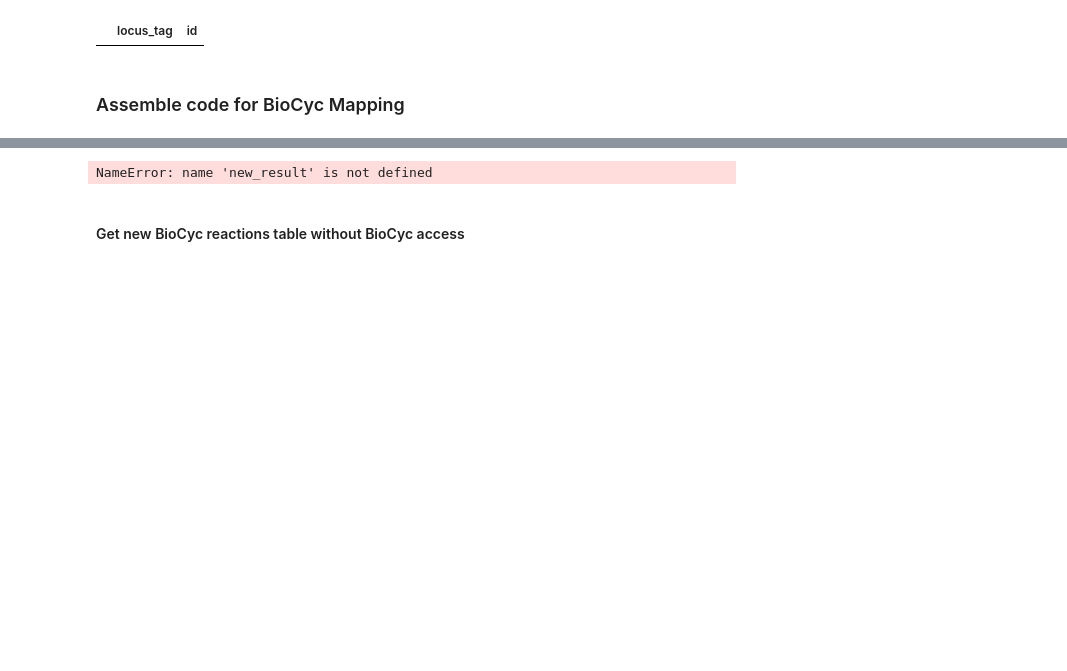
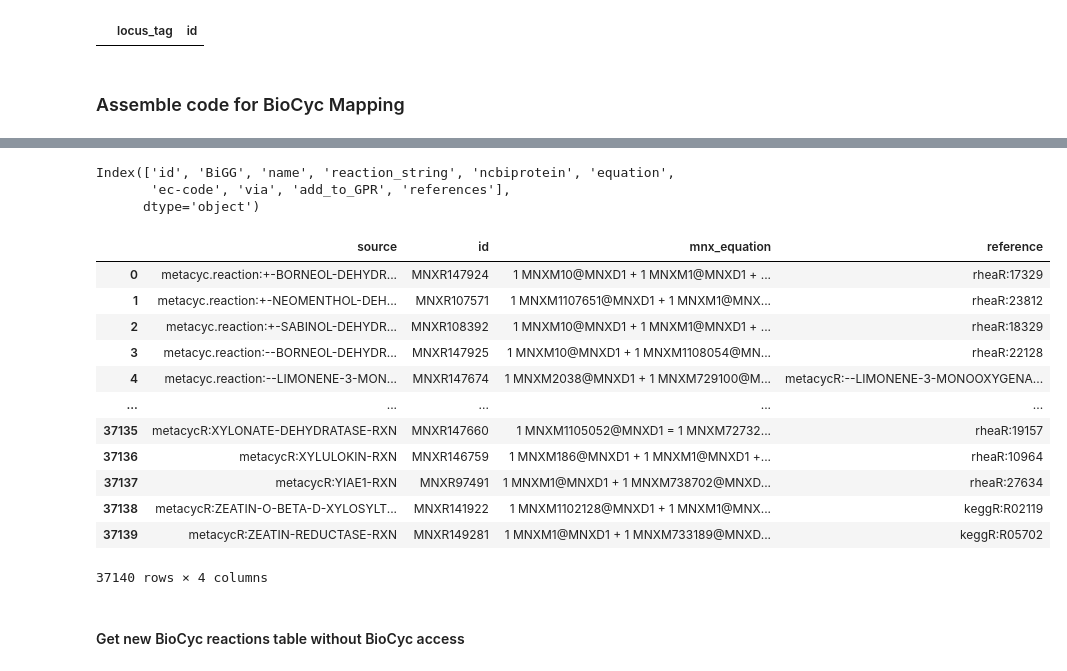
Before and after one commit to draeger-lab/refinegems, a Jupyter notebook: dev/gapfill-testing.ipynb, the cells around one changed output, grey strips where cells are left out. Cells and saved outputs as stored; diff of their text form; code cells hidden in the pictures; blank space fills up the shorter version.

```diff
--- a/dev/gapfill-testing.ipynb
+++ b/dev/gapfill-testing.ipynb
@@ -187,6 +173,8 @@ new_result
 # %%
 new_result[0].to_csv('./test_files/new_missing_reacs.tsv', sep='\t', index=False)
 # %%
-new_result.columns
+new_result[0].columns
 # %% [output]
-NameError: name 'new_result' is not defined
+Index(['id', 'BiGG', 'name', 'reaction_string', 'ncbiprotein', 'equation',
+       'ec-code', 'via', 'add_to_GPR', 'references'],
+      dtype='object')
@@ -193,3 +183,20 @@ NameError: name 'new_result' is not defined
+# %%
+mnx_tbl = load_a_table_from_database('SELECT x.source, x.id, p.mnx_equation, p.reference FROM mnx_reac_xref x INNER JOIN mnx_reac_prop p USING(id) WHERE x.source LIKE \'%metacyc%\' OR x.source LIKE \'%biocyc%\'')
+mnx_tbl
+# %% [output]
+|  | source | id | mnx_equation | reference |
+| 0 | metacyc.reaction:+-BORNEOL-DEHYDR... | MNXR147924 | 1 MNXM10@MNXD1 + 1 MNXM1@MNXD1 + ... | rheaR:17329 |
+| 1 | metacyc.reaction:+-NEOMENTHOL-DEH... | MNXR107571 | 1 MNXM1107651@MNXD1 + 1 MNXM1@MNX... | rheaR:23812 |
+| 2 | metacyc.reaction:+-SABINOL-DEHYDR... | MNXR108392 | 1 MNXM10@MNXD1 + 1 MNXM1@MNXD1 + ... | rheaR:18329 |
+| 3 | metacyc.reaction:--BORNEOL-DEHYDR... | MNXR147925 | 1 MNXM10@MNXD1 + 1 MNXM1108054@MN... | rheaR:22128 |
+| 4 | metacyc.reaction:--LIMONENE-3-MON... | MNXR147674 | 1 MNXM2038@MNXD1 + 1 MNXM729100@M... | metacycR:--LIMONENE-3-MONOOXYGENA... |
+| ... | ... | ... | ... | ... |
+| 37135 | metacycR:XYLONATE-DEHYDRATASE-RXN | MNXR147660 | 1 MNXM1105052@MNXD1 = 1 MNXM72732... | rheaR:19157 |
+| 37136 | metacycR:XYLULOKIN-RXN | MNXR146759 | 1 MNXM186@MNXD1 + 1 MNXM1@MNXD1 +... | rheaR:10964 |
+| 37137 | metacycR:YIAE1-RXN | MNXR97491 | 1 MNXM1@MNXD1 + 1 MNXM738702@MNXD... | rheaR:27634 |
+| 37138 | metacycR:ZEATIN-O-BETA-D-XYLOSYLT... | MNXR141922 | 1 MNXM1102128@MNXD1 + 1 MNXM1@MNX... | keggR:R02119 |
+| 37139 | metacycR:ZEATIN-REDUCTASE-RXN | MNXR149281 | 1 MNXM1@MNXD1 + 1 MNXM733189@MNXD... | keggR:R05702 |
+37140 rows × 4 columns
 # %% [markdown]
 #### Get new BioCyc reactions table without BioCyc access
 # %%
```
Also changed, not shown: parts of 5 cells of this notebook, 1 other file.
